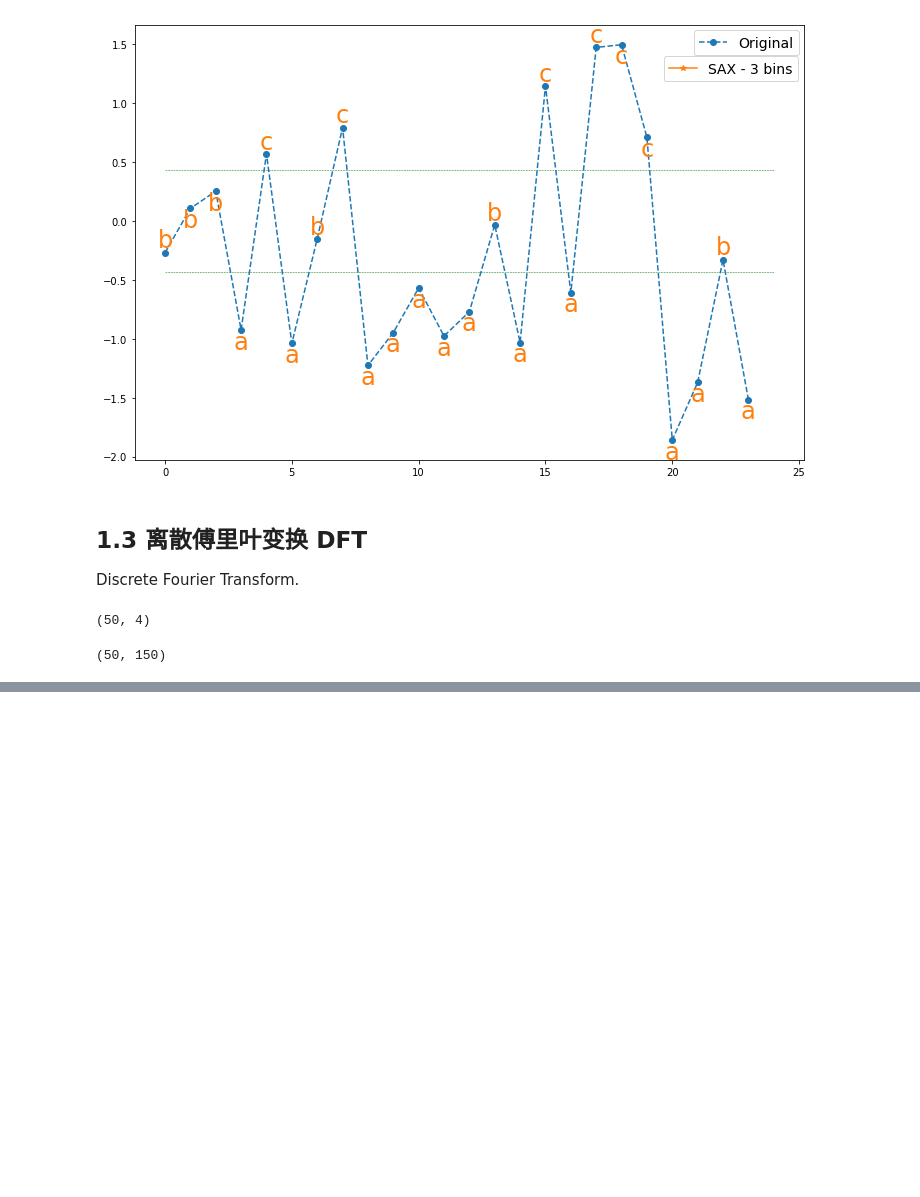
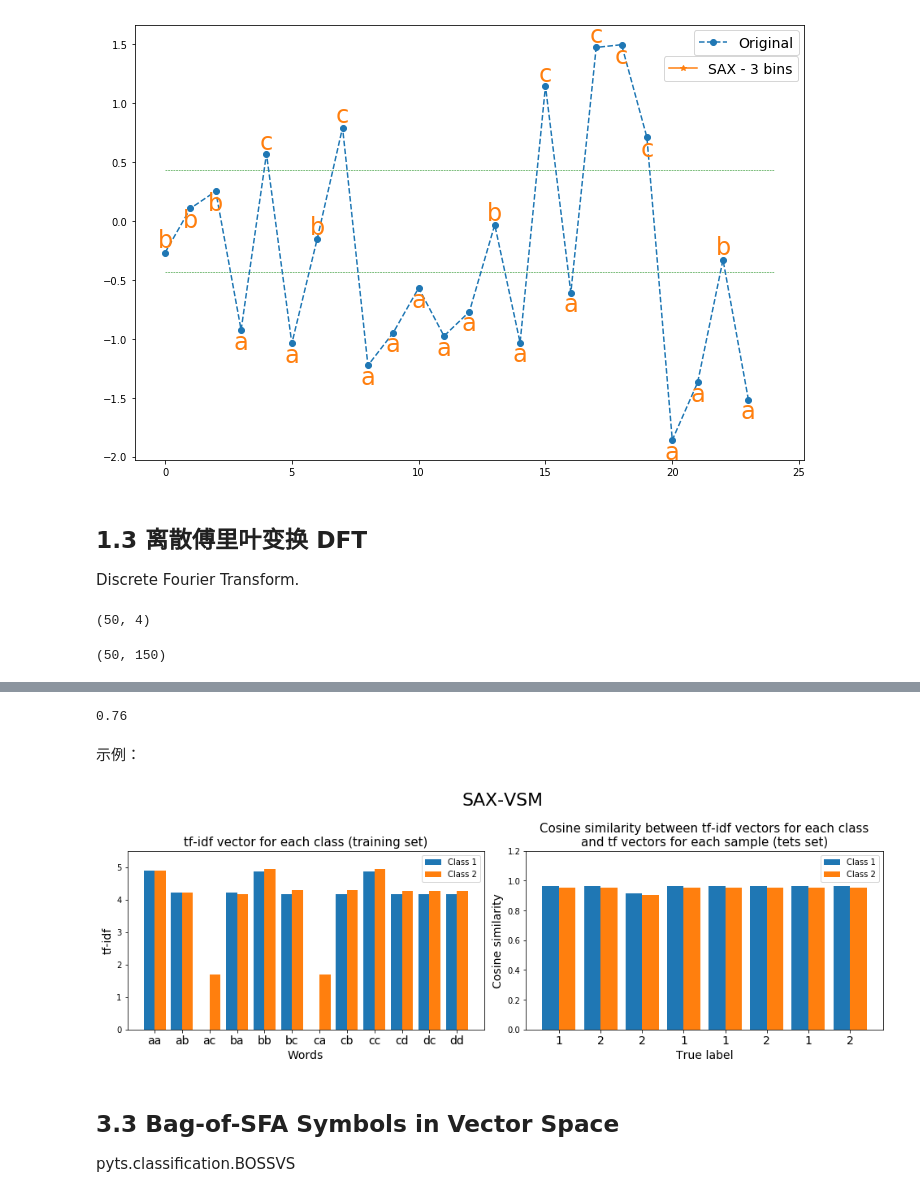
Before and after one commit to lihaoyi999/TSC, a Jupyter notebook: pyts_approximation.ipynb, the cells around one changed output, grey strips where cells are left out. Saved outputs shown, nothing was run; the diff lists cells and outputs as text; code cells hidden in the pictures; blank space fills up the shorter version.

```diff
--- a/pyts_approximation.ipynb
+++ b/pyts_approximation.ipynb
@@ -100,0 +322,68 @@ X.shape
+# %%
+from pyts.classification import SAXVSM
+from datasets import load_gunpoint
+X_train, X_test, y_train, y_test = load_gunpoint(return_X_y=True)
+clf = SAXVSM(window_size=34, sublinear_tf=False, use_idf=False)
+clf.fit(X_train, y_train)
+clf.score(X_test, y_test)
+# %% [output]
+0.76
+# %% [markdown]
+示例：
+# %%
+import numpy as np
+import matplotlib.pyplot as plt
+from pyts.classification import SAXVSM
+from datasets import load_gunpoint
+
+# toy dataset
+X_train, X_test, y_train, y_test = load_gunpoint(return_X_y=True)
+
+# SAXVSM transformation
+saxvsm = SAXVSM(n_bins=4, strategy='uniform', window_size=2, sublinear_tf=True)
+saxvsm.fit(X_train, y_train)
+tfidf = saxvsm.tfidf_
+vocabulary_length = len(saxvsm.vocabulary_)
+X_new = saxvsm.decision_function(X_test)
+
+# Visualize the transformation
+plt.figure(figsize=(14, 5))
+width = 0.4
+
+plt.subplot(121)
+plt.bar(np.arange(vocabulary_length) - width / 2, tfidf[0],
+        width=width, label='Class 1')
+plt.bar(np.arange(vocabulary_length) + width / 2, tfidf[1],
+        width=width, label='Class 2')
+plt.xticks(np.arange(vocabulary_length),
+           np.vectorize(saxvsm.vocabulary_.get)(np.arange(vocabulary_length)),
+           fontsize=14)
+plt.ylim((0, 5.5))
+plt.xlabel("Words", fontsize=14)
+plt.ylabel("tf-idf", fontsize=14)
+plt.title("tf-idf vector for each class (training set)", fontsize=15)
+plt.legend(loc='best')
+
+plt.subplot(122)
+n_samples_plot = 8
+plt.bar(np.arange(n_samples_plot) - width / 2, X_new[:n_samples_plot, 0],
+        width=width, label='Class 1')
+plt.bar(np.arange(n_samples_plot) + width / 2, X_new[:n_samples_plot, 1],
+        width=width, label='Class 2')
+plt.xticks(np.arange(n_samples_plot), y_test[:n_samples_plot], fontsize=14)
+plt.ylim((0, 1.2))
+plt.xlabel("True label", fontsize=14)
+plt.ylabel("Cosine similarity", fontsize=14)
+plt.title(("Cosine similarity between tf-idf vectors for each class\n"
+           "and tf vectors for each sample (tets set)"), fontsize=15)
+plt.legend(loc='best')
+
+plt.suptitle("SAX-VSM", y=0.95, fontsize=22)
+plt.tight_layout()
+plt.subplots_adjust(top=0.75)
+plt.show()
+# %% [output]
+[figure, added]
+# %% [markdown]
+## 3.3 Bag-of-SFA Symbols in Vector Space
+pyts.classification.BOSSVS
```
Also changed, not shown: parts of 23 cells of this notebook.
